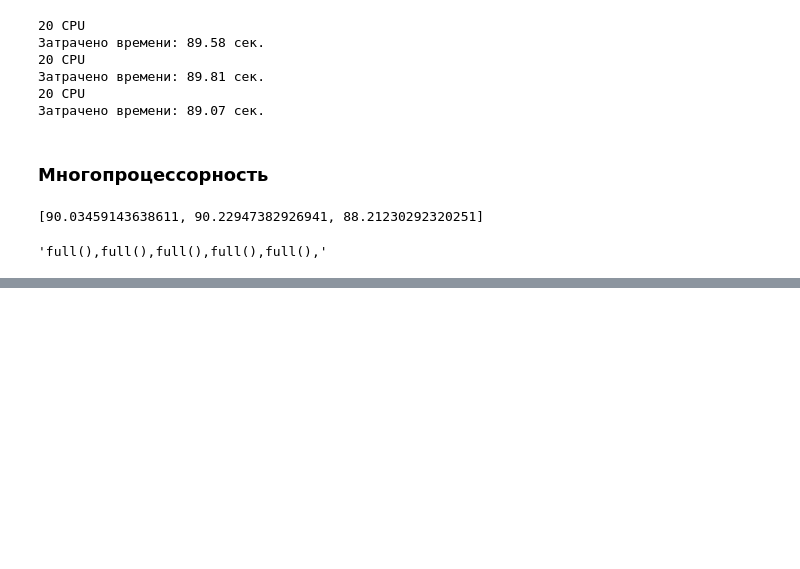
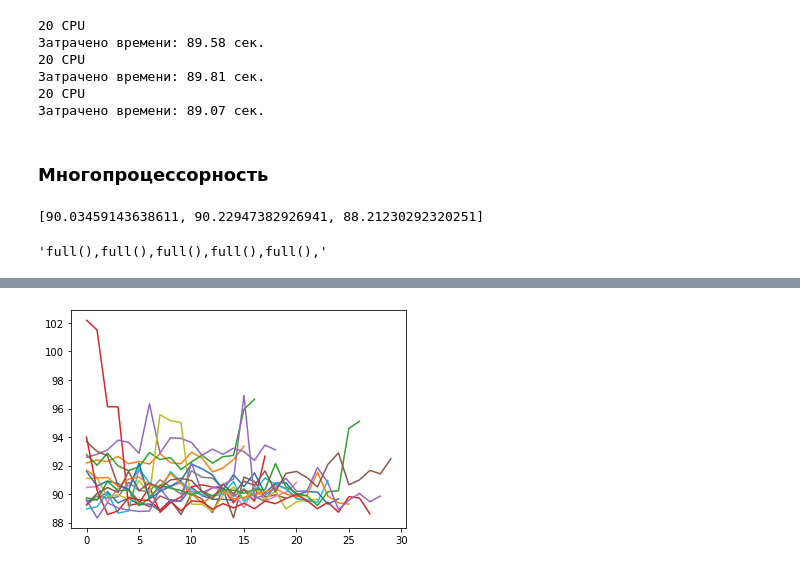
Before and after one commit to eleldar/Translator, a Jupyter notebook: reports/multiconnect_tests.ipynb, the cells around one changed output, grey strips where cells are left out. Saved outputs shown, nothing was run; the diff lists cells and outputs as text; code cells hidden in the pictures; blank space fills up the shorter version.

```diff
--- a/reports/multiconnect_tests.ipynb
+++ b/reports/multiconnect_tests.ipynb
@@ -209,0 +605,8 @@ for i in range(1, 20):
+# %%
+def get_line():
+    for i in range(15, 31):
+        s = pd.Series(total_cpu[i][0])
+        s.plot.line()
+get_line()
+# %% [output]
+[figure, added]
```
Also changed, not shown: parts of 16 cells of this notebook, 2 other files.
